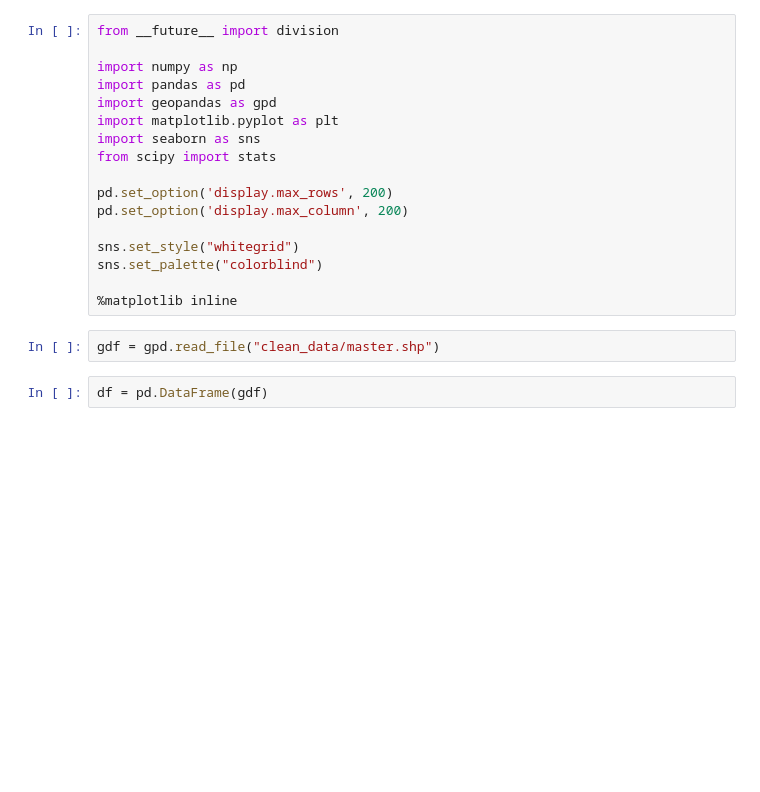
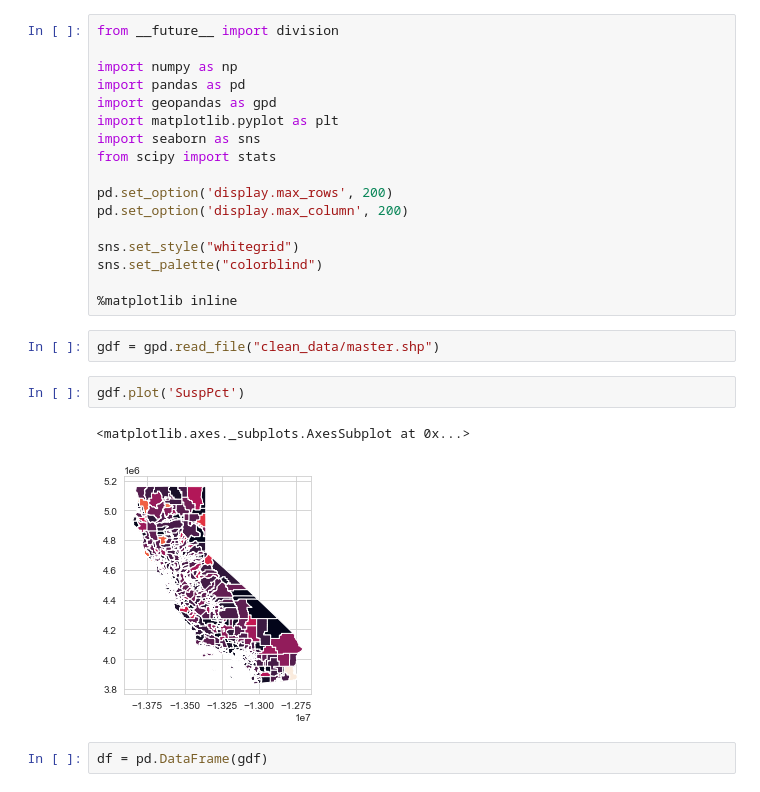
Before and after one commit to fiendskrah/finalcapstone, a Jupyter notebook: 500_playbook.ipynb, the cells around one changed output. Cells and saved outputs as stored; diff of their text form; blank space fills up the shorter version.

```diff
--- a/500_playbook.ipynb
+++ b/500_playbook.ipynb
@@ -19,6 +19,11 @@ sns.set_palette("colorblind")
 %matplotlib inline
 # %%
 gdf = gpd.read_file("clean_data/master.shp")
+# %%
+gdf.plot('SuspPct')
+# %% [output]
+<matplotlib.axes._subplots.AxesSubplot at 0x...>
+[figure, added]
 # %%
 df = pd.DataFrame(gdf)
 # %%
```
Also changed, not shown: parts of 1 cell of this notebook, 3 other files.
